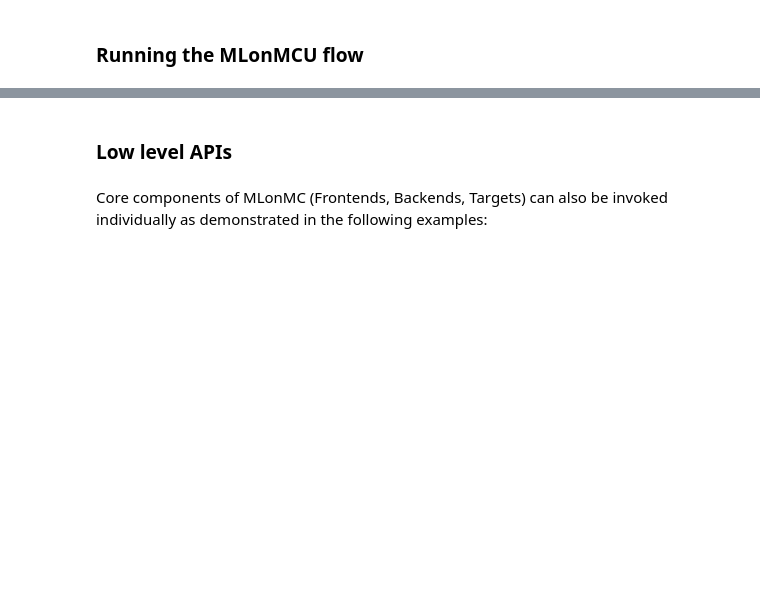
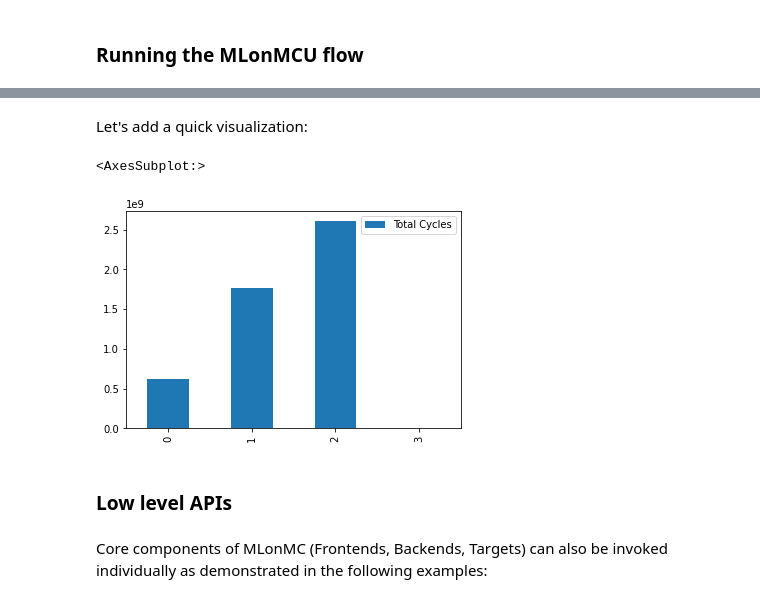
Before and after one commit to tum-ei-eda/mlonmcu, a Jupyter notebook: ipynb/Demo.ipynb, the cells around one changed output, grey strips where cells are left out. Drawn from its saved outputs; the diff is of its cells as text; code cells hidden in the pictures; blank space fills up the shorter version.

```diff
--- a/ipynb/Demo.ipynb
+++ b/ipynb/Demo.ipynb
@@ -299,16 +257,0 @@ Let's define some helper functions to print these reports as a table. Of course
-# %%
-import glob
-import os
-
-def find_newest_report():
-    home = os.getenv("MLONMCU_HOME")
-    list_of_files = glob.glob(os.path.join(home, "out", "*")) # * means all if need specific format then *.csv
-    latest_file = max(list_of_files, key=os.path.getctime)
-    return latest_file
-
-import pandas as pd
-
-def tabularize_latest_report():
-    report_file = find_newest_report()
-    df = pd.read_csv(report_file, sep=",")
-    return df
@@ -452,0 +437,3 @@ While it is also possible to initialize and setup an MLonMCU environment via Pyt
+# %%
+df = tabularize_latest_report()
+df
@@ -453,2 +446,10 @@ While it is also possible to initialize and setup an MLonMCU environment via Pyt
+# %% [markdown]
+Let's add a quick visualization:
+# %%
+new_df = df[["Model", "Backend", "Total Cycles"]]
+new_df.plot(kind="bar")
+# %% [output]
+<AxesSubplot:>
+[figure, added]
 # %% [markdown]
 ### Low level APIs
```
Also changed, not shown: parts of 40 cells of this notebook, 2 other files.
